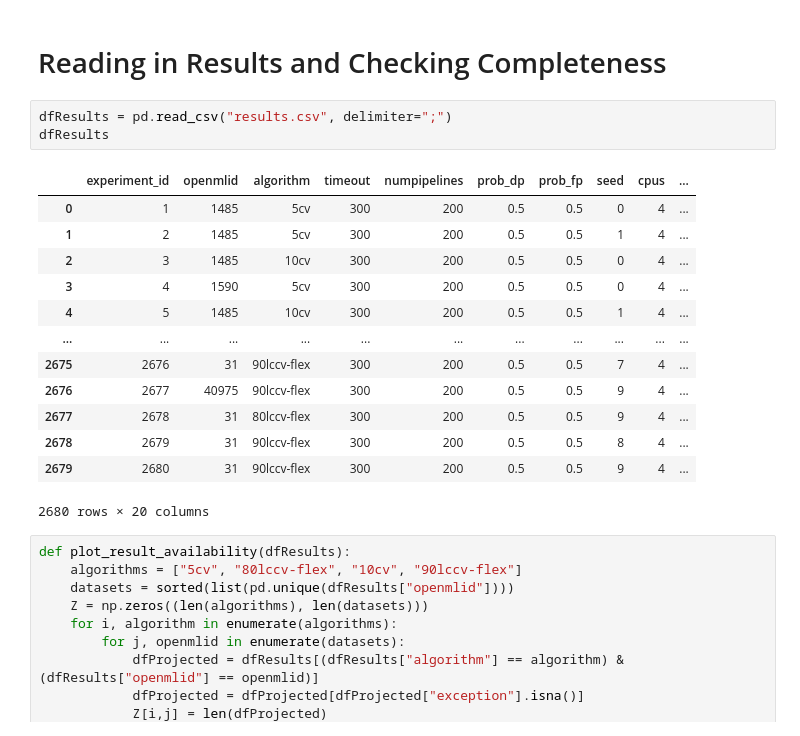
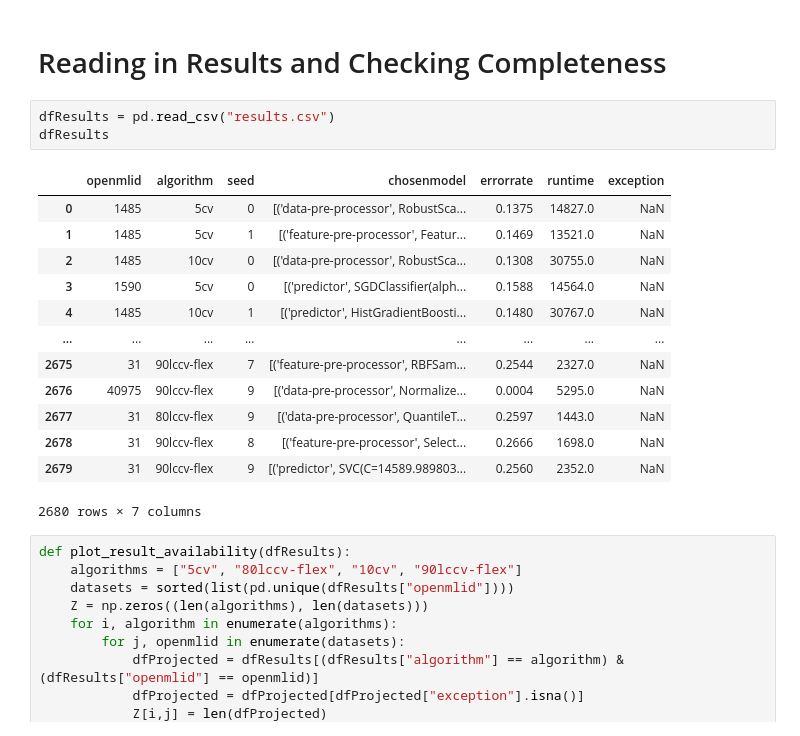
Before and after one commit to fmohr/lccv, a Jupyter notebook: publications/2021MLJ/evaluation-randomsearch.ipynb, the cells around one changed output. Cells and saved outputs as stored; diff of their text form.

```diff
--- a/publications/2021MLJ/evaluation-randomsearch.ipynb
+++ b/publications/2021MLJ/evaluation-randomsearch.ipynb
@@ -9,22 +9,22 @@ from tqdm.notebook import tqdm
 # %% [markdown]
 # Reading in Results and Checking Completeness
 # %%
-dfResults = pd.read_csv("results.csv", delimiter=";")
+dfResults = pd.read_csv("results.csv")
 dfResults
 # %% [output]
-|  | experiment_id | openmlid | algorithm | timeout | numpipelines | prob_dp | prob_fp | seed | cpus | ... |
-| 0 | 1 | 1485 | 5cv | 300 | 200 | 0.5 | 0.5 | 0 | 4 | ... |
-| 1 | 2 | 1485 | 5cv | 300 | 200 | 0.5 | 0.5 | 1 | 4 | ... |
-| 2 | 3 | 1485 | 10cv | 300 | 200 | 0.5 | 0.5 | 0 | 4 | ... |
-| 3 | 4 | 1590 | 5cv | 300 | 200 | 0.5 | 0.5 | 0 | 4 | ... |
-| 4 | 5 | 1485 | 10cv | 300 | 200 | 0.5 | 0.5 | 1 | 4 | ... |
-| ... | ... | ... | ... | ... | ... | ... | ... | ... | ... | ... |
-| 2675 | 2676 | 31 | 90lccv-flex | 300 | 200 | 0.5 | 0.5 | 7 | 4 | ... |
-| 2676 | 2677 | 40975 | 90lccv-flex | 300 | 200 | 0.5 | 0.5 | 9 | 4 | ... |
-| 2677 | 2678 | 31 | 80lccv-flex | 300 | 200 | 0.5 | 0.5 | 9 | 4 | ... |
-| 2678 | 2679 | 31 | 90lccv-flex | 300 | 200 | 0.5 | 0.5 | 8 | 4 | ... |
-| 2679 | 2680 | 31 | 90lccv-flex | 300 | 200 | 0.5 | 0.5 | 9 | 4 | ... |
+|  | openmlid | algorithm | seed | chosenmodel | errorrate | runtime | exception |
+| 0 | 1485 | 5cv | 0 | [('data-pre-processor', RobustSca... | 0.1375 | 14827.0 | NaN |
+| 1 | 1485 | 5cv | 1 | [('feature-pre-processor', Featur... | 0.1469 | 13521.0 | NaN |
+| 2 | 1485 | 10cv | 0 | [('data-pre-processor', RobustSca... | 0.1308 | 30755.0 | NaN |
+| 3 | 1590 | 5cv | 0 | [('predictor', SGDClassifier(alph... | 0.1588 | 14564.0 | NaN |
+| 4 | 1485 | 10cv | 1 | [('predictor', HistGradientBoosti... | 0.1480 | 30767.0 | NaN |
+| ... | ... | ... | ... | ... | ... | ... | ... |
+| 2675 | 31 | 90lccv-flex | 7 | [('feature-pre-processor', RBFSam... | 0.2544 | 2327.0 | NaN |
+| 2676 | 40975 | 90lccv-flex | 9 | [('data-pre-processor', Normalize... | 0.0004 | 5295.0 | NaN |
+| 2677 | 31 | 80lccv-flex | 9 | [('data-pre-processor', QuantileT... | 0.2597 | 1443.0 | NaN |
+| 2678 | 31 | 90lccv-flex | 8 | [('feature-pre-processor', Select... | 0.2666 | 1698.0 | NaN |
+| 2679 | 31 | 90lccv-flex | 9 | [('predictor', SVC(C=14589.989803... | 0.2560 | 2352.0 | NaN |
-2680 rows × 20 columns
+2680 rows × 7 columns
 # %%
 def plot_result_availability(dfResults):
     algorithms = ["5cv", "80lccv-flex", "10cv", "90lccv-flex"]
```
Also changed, not shown: parts of 7 cells of this notebook, 4 other files.
